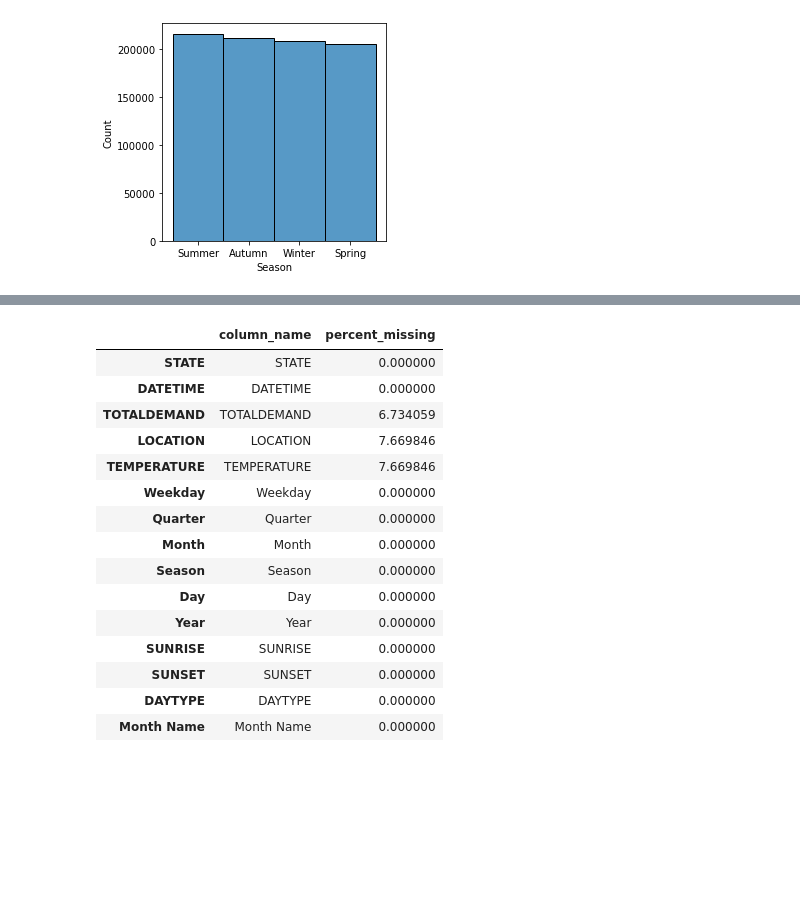
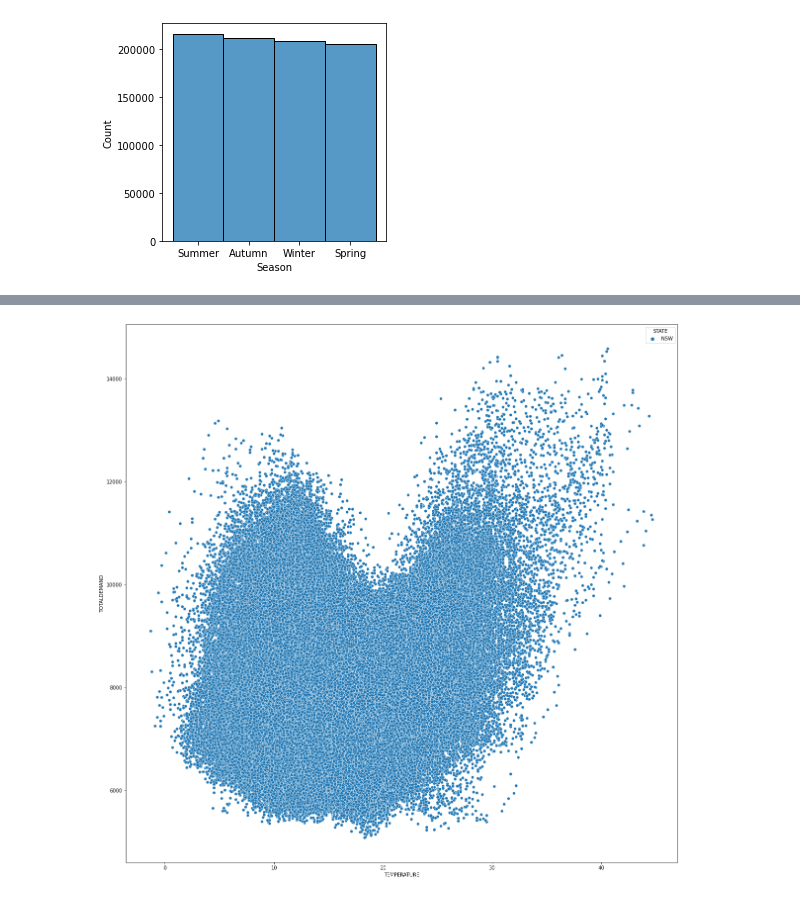
Before and after one commit to the-rahul-kumar/UNSW-Group-C-Project, a Jupyter notebook: Rahul-Workings/EDA.ipynb, the cells around one changed output, grey strips where cells are left out. Drawn from its saved outputs; the diff is of its cells as text; code cells hidden in the pictures; blank space fills up the shorter version.

```diff
--- a/Rahul-Workings/EDA.ipynb
+++ b/Rahul-Workings/EDA.ipynb
@@ -196,19 +213,6 @@ missing_value_df = pd.DataFrame({'column_name': data.columns,
-# %%
-missing_value_df
-# %% [output]
-|  | column_name | percent_missing |
-| STATE | STATE | 0.000000 |
-| DATETIME | DATETIME | 0.000000 |
-| TOTALDEMAND | TOTALDEMAND | 6.734059 |
-| LOCATION | LOCATION | 7.669846 |
-| TEMPERATURE | TEMPERATURE | 7.669846 |
-| Weekday | Weekday | 0.000000 |
-| Quarter | Quarter | 0.000000 |
-| Month | Month | 0.000000 |
-| Season | Season | 0.000000 |
-| Day | Day | 0.000000 |
-| Year | Year | 0.000000 |
-| SUNRISE | SUNRISE | 0.000000 |
-| SUNSET | SUNSET | 0.000000 |
-| DAYTYPE | DAYTYPE | 0.000000 |
-| Month Name | Month Name | 0.000000 |
+# %%
+plt.figure(figsize=(20,20))
+sns.scatterplot(data=nsw_df, x="TEMPERATURE", y="TOTALDEMAND", hue = 'STATE')
+plt.show()
+# %% [output]
+[figure, added]
```
Also changed, not shown: parts of 2 cells of this notebook.
